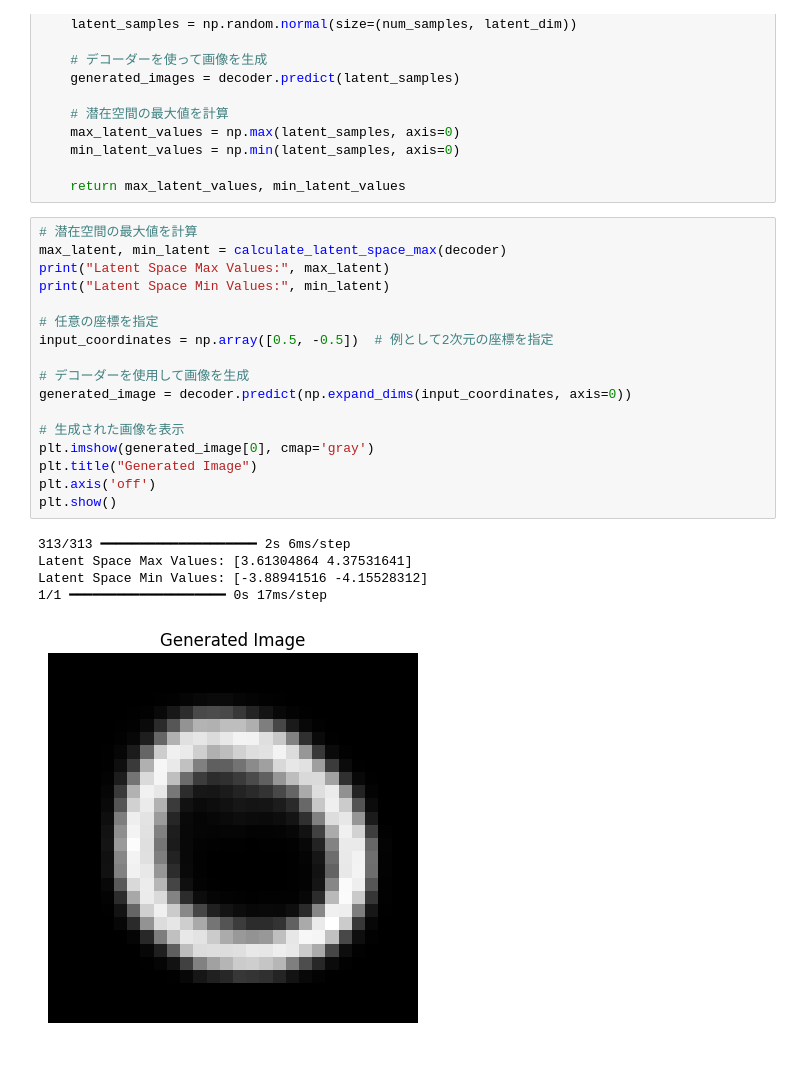
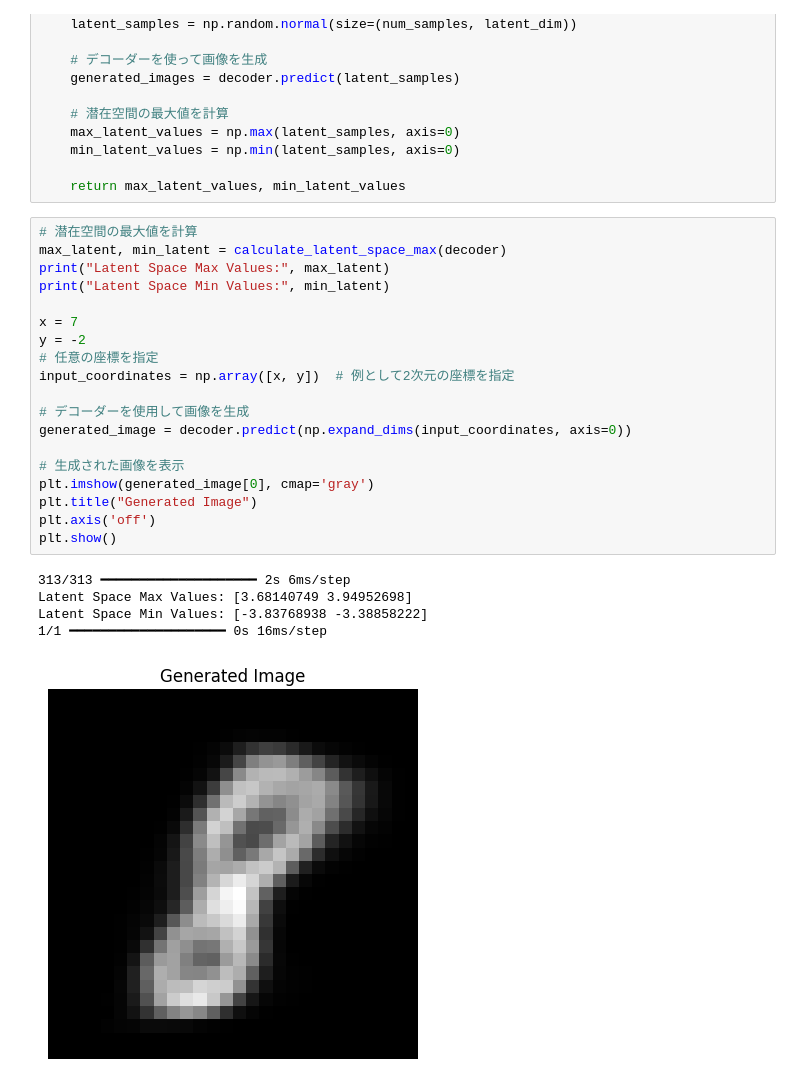
Before and after one commit to yamajunn/BRAD, a Jupyter notebook: VAE.ipynb, the cells around one changed output. Cells and saved outputs as stored; diff of their text form.

```diff
--- a/VAE.ipynb
+++ b/VAE.ipynb
@@ -179,23 +179,25 @@ def calculate_latent_space_max(decoder, num_samples=10000):
 # %%
 # 潜在空間の最大値を計算
 max_latent, min_latent = calculate_latent_space_max(decoder)
 print("Latent Space Max Values:", max_latent)
 print("Latent Space Min Values:", min_latent)
 
+x = 7
+y = -2
 # 任意の座標を指定
-input_coordinates = np.array([0.5, -0.5])  # 例として2次元の座標を指定
+input_coordinates = np.array([x, y])  # 例として2次元の座標を指定
 
 # デコーダーを使用して画像を生成
 generated_image = decoder.predict(np.expand_dims(input_coordinates, axis=0))
 
 # 生成された画像を表示
 plt.imshow(generated_image[0], cmap='gray')
 plt.title("Generated Image")
 plt.axis('off')
 plt.show()
 # %% [output]
 313/313 ━━━━━━━━━━━━━━━━━━━━ 2s 6ms/step
-Latent Space Max Values: [3.61304864 4.37531641]
-Latent Space Min Values: [-3.88941516 -4.15528312]
-1/1 ━━━━━━━━━━━━━━━━━━━━ 0s 17ms/step
+Latent Space Max Values: [3.68140749 3.94952698]
+Latent Space Min Values: [-3.83768938 -3.38858222]
+1/1 ━━━━━━━━━━━━━━━━━━━━ 0s 16ms/step
-[figure, old version]
+[figure, new version]
```
